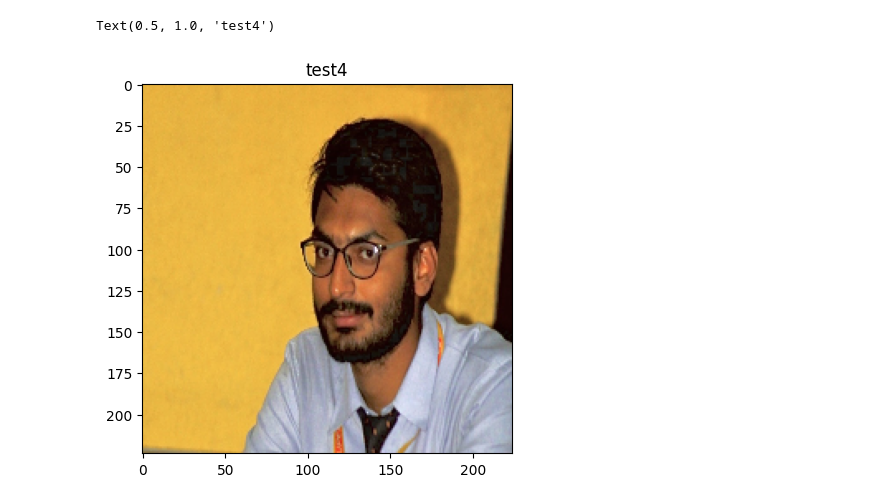
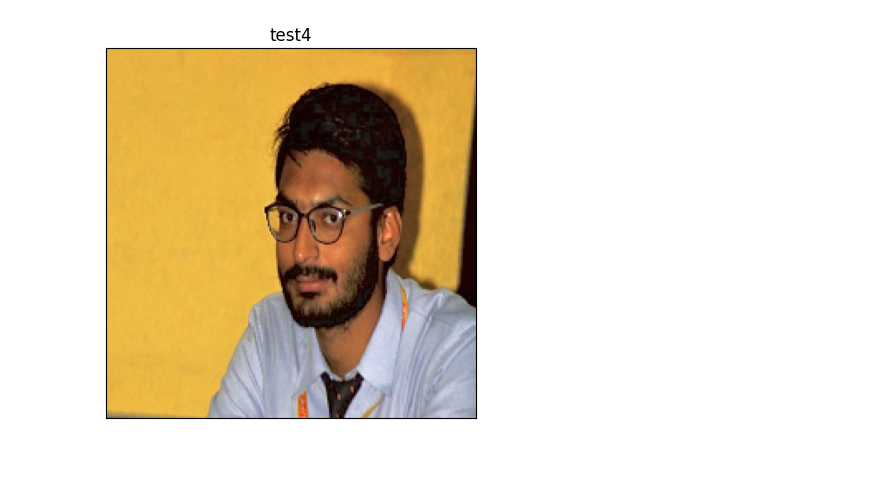
Before and after one commit to Nurik1002/RealTimeMaskDetection, a Jupyter notebook: TestModel.ipynb, the cells around one changed output. Cells and saved outputs as stored; diff of their text form; code cells hidden in the pictures; blank space fills up the shorter version.

```diff
--- a/TestModel.ipynb
+++ b/TestModel.ipynb
@@ -34,9 +75,11 @@ Text(0.5, 1.0, 'test3')
 # %%
 test4 = cv2.imread("images/test4.jpg")
 test4 = cv2.cvtColor(test4, cv2.COLOR_BGR2RGB)
 test4 = cv2.resize(test4,(224,224))
 plt.imshow(test4)
 plt.title("test4")
+plt.xticks([])
+plt.yticks([])
+plt.show()
 # %% [output]
-Text(0.5, 1.0, 'test4')
-[figure, old version]
+[figure, new version]
```
Also changed, not shown: parts of 11 cells of this notebook, 1 other file.
